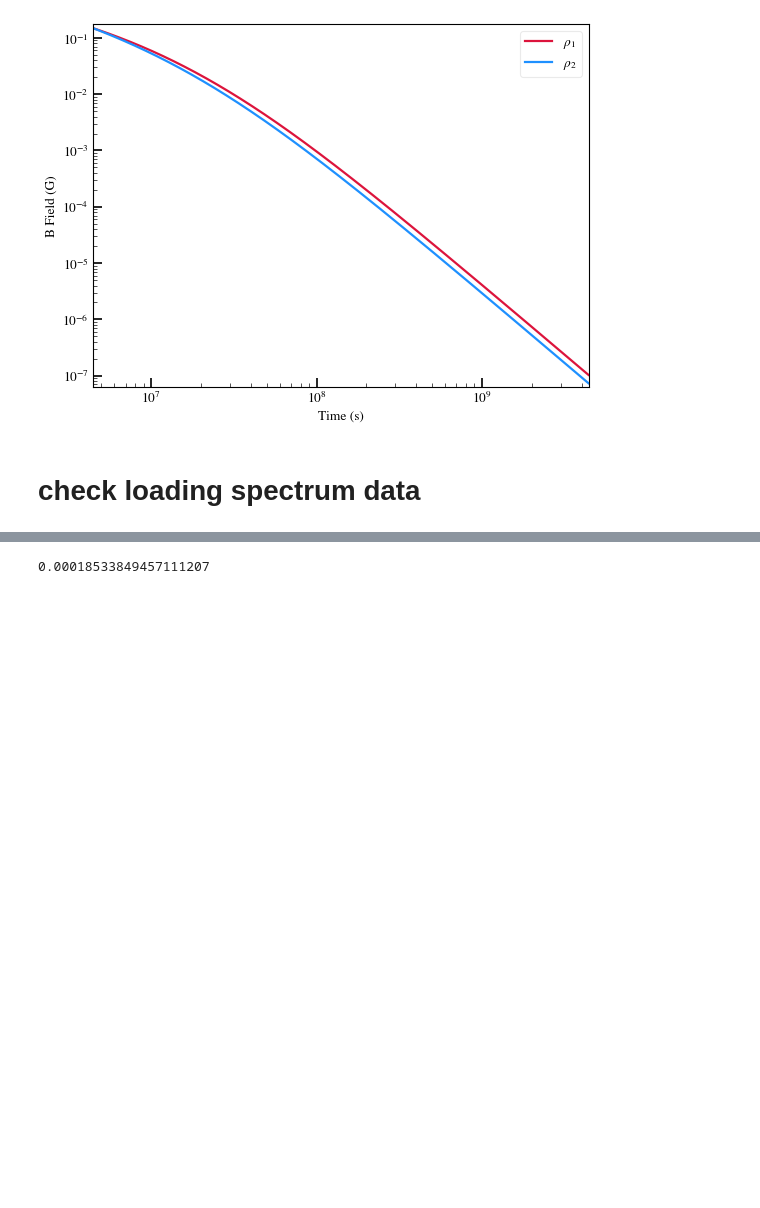
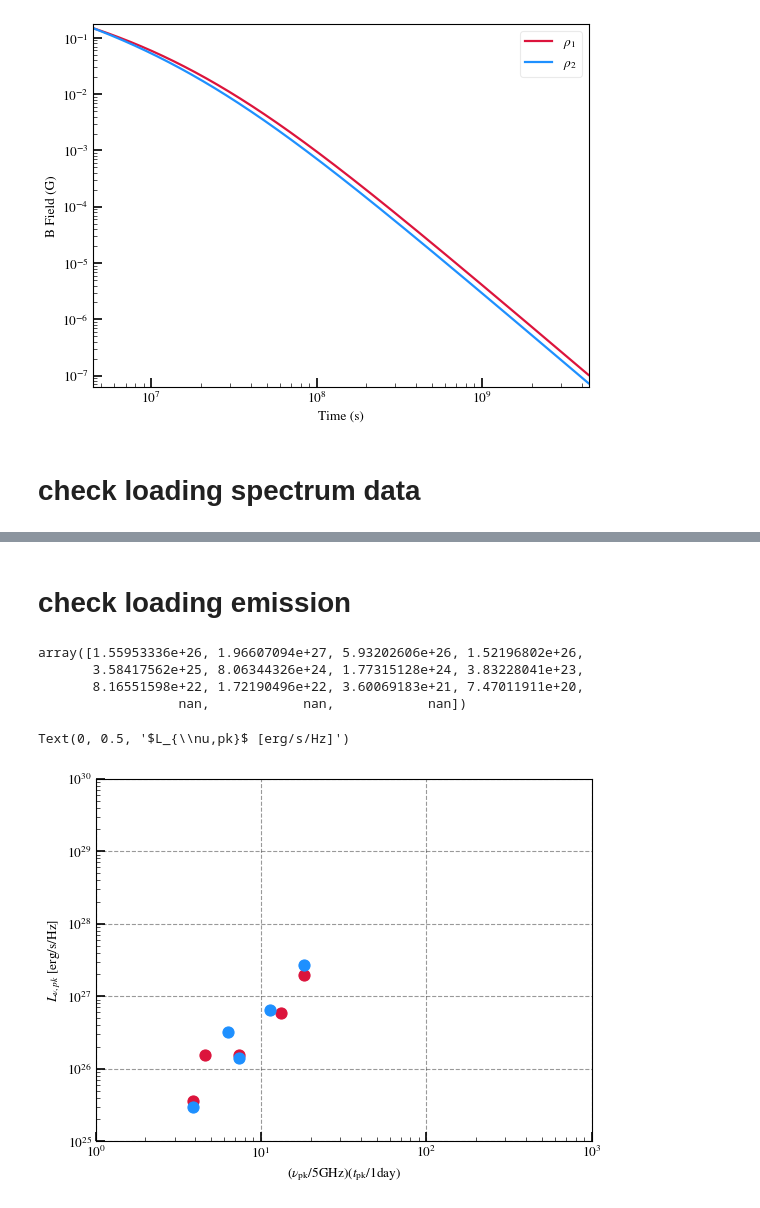
Before and after one commit to samanthacwu/Radio_Forward_Modeling, a Jupyter notebook: spectrum_evolution/check_spectrum_evol.ipynb, the cells around one changed output, grey strips where cells are left out. Saved outputs shown, nothing was run; the diff lists cells and outputs as text; code cells hidden in the pictures; blank space fills up the shorter version.

```diff
--- a/spectrum_evolution/check_spectrum_evol.ipynb
+++ b/spectrum_evolution/check_spectrum_evol.ipynb
@@ -325,4 +333,41 @@ print(len(tvals))
-# %%
-1853384.9457111207/1e10
-# %% [output]
-0.00018533849457111207
+# %% [markdown]
+# check loading emission
+# %%
+flare1_dir = './evolve_spectrum_epsB_1e-2/shell_evolution_deltat_1yr/flare1/'
+flare2_dir = './evolve_spectrum_epsB_1e-2/shell_evolution_deltat_1yr/flare2/'
+# %%
+flare1_dict = {}
+flare2_dict = {}
+
+flare1_dict['peak_data'] = np.load(flare1_dir+'peak_data.npz')
+flare2_dict['peak_data'] = np.load(flare2_dir+'peak_data.npz')
+
+flare1_dict['Lnu_3GHz'] = np.load(flare1_dir+'Lnu_3.00GHz_sparse_Te_1.0E+04.npz')
+flare2_dict['Lnu_3GHz'] = np.load(flare2_dir+'Lnu_3.00GHz_sparse_Te_1.0E+04.npz')
+
+flare1_dict['Lnu_10GHz'] = np.load(flare1_dir+'Lnu_10.00GHz_sparse_Te_1.0E+04.npz')
+flare2_dict['Lnu_10GHz'] = np.load(flare2_dir+'Lnu_10.00GHz_sparse_Te_1.0E+04.npz')
+
+flare1_dict['Lnu_15GHz'] = np.load(flare1_dir+'Lnu_15.00GHz_sparse_Te_1.0E+04.npz')
+flare2_dict['Lnu_15GHz'] = np.load(flare2_dir+'Lnu_15.00GHz_sparse_Te_1.0E+04.npz')
+# %%
+flare1_dict['peak_data']['Lnu_pk']
+# %% [output]
+array([1.55953336e+26, 1.96607094e+27, 5.93202606e+26, 1.52196802e+26,
+       3.58417562e+25, 8.06344326e+24, 1.77315128e+24, 3.83228041e+23,
+       8.16551598e+22, 1.72190496e+22, 3.60069183e+21, 7.47011911e+20,
+                  nan,            nan,            nan])
+# %%
+plt.scatter(flare1_dict['peak_data']['nu_pk']/5e9 * flare1_dict['peak_data']['t_pk']*365, flare1_dict['peak_data']['Lnu_pk'],color='crimson',label='flare1')
+plt.scatter(flare2_dict['peak_data']['nu_pk']/5e9 * flare2_dict['peak_data']['t_pk']*365, flare2_dict['peak_data']['Lnu_pk'],color='dodgerblue',label='flare2')
+plt.yscale('log')
+plt.xscale('log')
+
+plt.xlim(1,1e3)
+plt.ylim(1e25,1e30)
+plt.grid()
+plt.xlabel(r'$(\nu_{\rm pk}/5 \mathrm{GHz}) (t_{\rm pk}/1 \mathrm{day})$')
+plt.ylabel(r'$L_{\nu,pk}$ [erg/s/Hz]')
+# %% [output]
+Text(0, 0.5, '$L_{\\nu,pk}$ [erg/s/Hz]')
+[figure, added]
```
Also changed, not shown: parts of 13 cells of this notebook, 1 other file.
